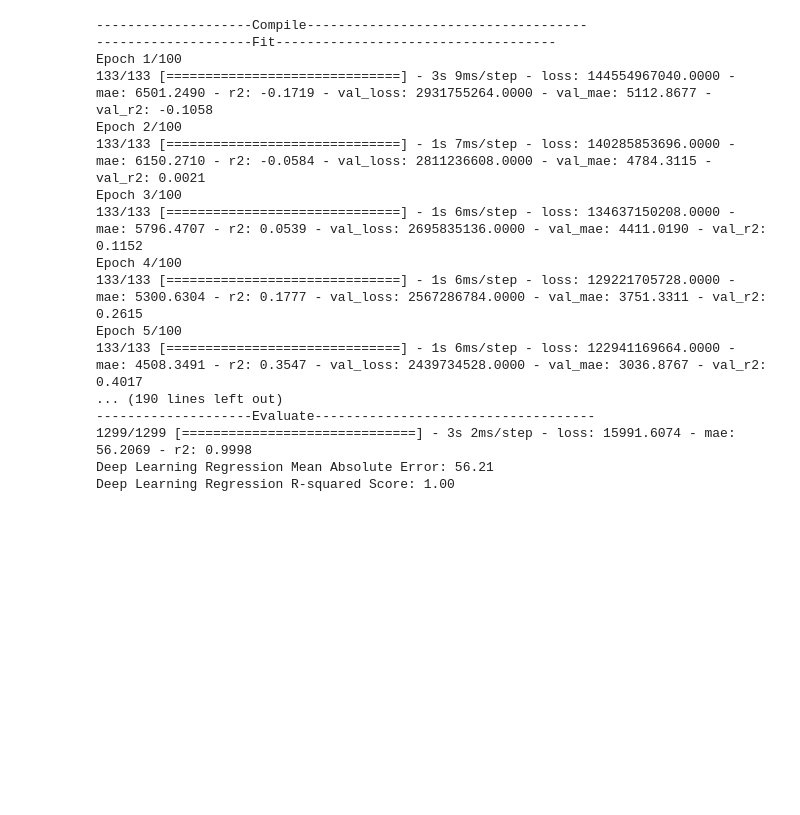
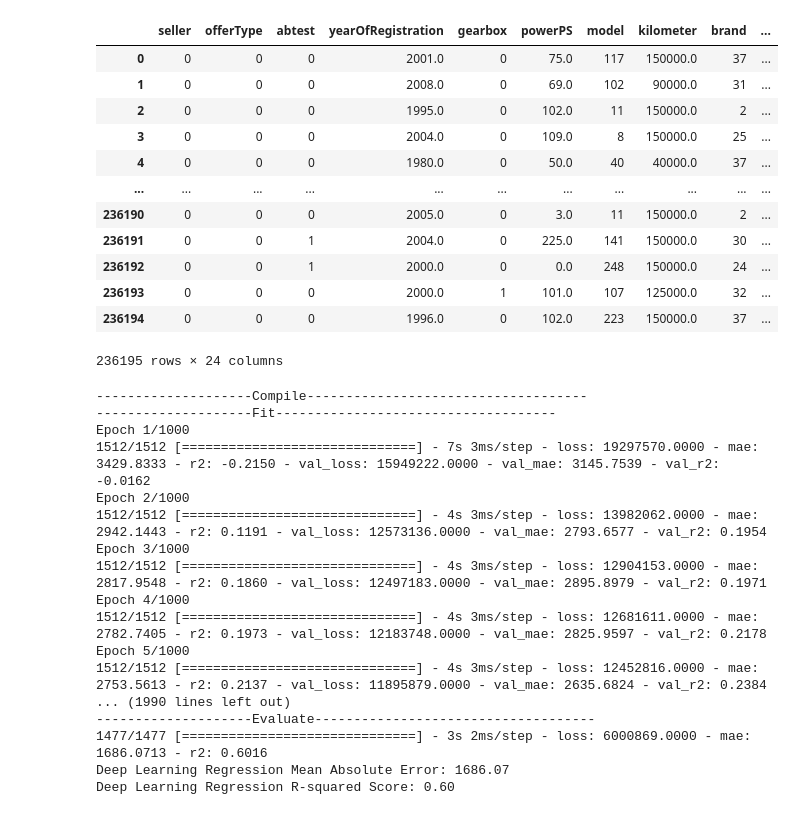
Before and after one commit to Adityanr/ca683_assignment_used_cars, a Jupyter notebook: Models/Deep Learning/deep_ll_v1_adam.ipynb, the cells around one changed output. Saved outputs shown, nothing was run; the diff lists cells and outputs as text; code cells hidden in the pictures; blank space fills up the shorter version.

```diff
--- a/Models/Deep Learning/deep_ll_v1_adam.ipynb
+++ b/Models/Deep Learning/deep_ll_v1_adam.ipynb
@@ -51,3 +67,22 @@ def r2(y_true, y_pred):
     SS_res =  K.sum(K.square(y_true - y_pred))
     SS_tot = K.sum(K.square(y_true - K.mean(y_true)))
     return ( 1 - SS_res/(SS_tot + K.epsilon()) )
+# %%
+X = df.drop(['price'], axis=1)
+# X = df_preprocessed.drop(['price', 'abtest_control', 'gearbox_automatic', 'notRepairedDamage_no'], axis=1)
+y = df['price']
+X
+# %% [output]
+|  | seller | offerType | abtest | yearOfRegistration | gearbox | powerPS | model | kilometer | brand | ... |
+| 0 | 0 | 0 | 0 | 2001.0 | 0 | 75.0 | 117 | 150000.0 | 37 | ... |
+| 1 | 0 | 0 | 0 | 2008.0 | 0 | 69.0 | 102 | 90000.0 | 31 | ... |
+| 2 | 0 | 0 | 0 | 1995.0 | 0 | 102.0 | 11 | 150000.0 | 2 | ... |
+| 3 | 0 | 0 | 0 | 2004.0 | 0 | 109.0 | 8 | 150000.0 | 25 | ... |
+| 4 | 0 | 0 | 0 | 1980.0 | 0 | 50.0 | 40 | 40000.0 | 37 | ... |
+| ... | ... | ... | ... | ... | ... | ... | ... | ... | ... | ... |
+| 236190 | 0 | 0 | 0 | 2005.0 | 0 | 3.0 | 11 | 150000.0 | 2 | ... |
+| 236191 | 0 | 0 | 1 | 2004.0 | 0 | 225.0 | 141 | 150000.0 | 30 | ... |
+| 236192 | 0 | 0 | 1 | 2000.0 | 0 | 0.0 | 248 | 150000.0 | 24 | ... |
+| 236193 | 0 | 0 | 0 | 2000.0 | 1 | 101.0 | 107 | 125000.0 | 32 | ... |
+| 236194 | 0 | 0 | 0 | 1996.0 | 0 | 102.0 | 223 | 150000.0 | 37 | ... |
+236195 rows × 24 columns
@@ -54,6 +94,5 @@ def r2(y_true, y_pred):
 # %%
-X = df_preprocessed.astype(float).to_numpy()
-y = df['price']
+
 X_train, X_test, y_train, y_test = train_test_split(X, y, test_size=0.2, random_state=42)
 
 model = Sequential()
@@ -71,7 +110,7 @@ model.compile(optimizer=tf.keras.optimizers.Adam(learning_rate=0.0001), loss='ms
 # early_stop = EarlyStopping(monitor='val_loss', patience=100)
 
 print('--------------------Fit------------------------------------')
-history = model.fit(X_train, y_train, validation_split=0.2, batch_size=1000, epochs=100)
+history = model.fit(X_train, y_train, validation_split=0.2, batch_size=100, epochs=1000)
 
 print('--------------------Evaluate------------------------------------')
 score = model.evaluate(X_test, y_test)
@@ -80,21 +119,21 @@ print(f'Deep Learning Regression R-squared Score: {score[2]:.2f}')
 # %% [output]
 --------------------Compile------------------------------------
 --------------------Fit------------------------------------
-Epoch 1/100
-133/133 [==============================] - 3s 9ms/step - loss: 144554967040.0000 - mae: 6501.2490 - r2: -0.1719 - val_loss: 2931755264.0000 - val_mae: 5112.8677 - val_r2: -0.1058
-Epoch 2/100
-133/133 [==============================] - 1s 7ms/step - loss: 140285853696.0000 - mae: 6150.2710 - r2: -0.0584 - val_loss: 2811236608.0000 - val_mae: 4784.3115 - val_r2: 0.0021
-Epoch 3/100
-133/133 [==============================] - 1s 6ms/step - loss: 134637150208.0000 - mae: 5796.4707 - r2: 0.0539 - val_loss: 2695835136.0000 - val_mae: 4411.0190 - val_r2: 0.1152
-Epoch 4/100
-133/133 [==============================] - 1s 6ms/step - loss: 129221705728.0000 - mae: 5300.6304 - r2: 0.1777 - val_loss: 2567286784.0000 - val_mae: 3751.3311 - val_r2: 0.2615
-Epoch 5/100
-133/133 [==============================] - 1s 6ms/step - loss: 122941169664.0000 - mae: 4508.3491 - r2: 0.3547 - val_loss: 2439734528.0000 - val_mae: 3036.8767 - val_r2: 0.4017
-... (190 lines left out)
+Epoch 1/1000
+1512/1512 [==============================] - 7s 3ms/step - loss: 19297570.0000 - mae: 3429.8333 - r2: -0.2150 - val_loss: 15949222.0000 - val_mae: 3145.7539 - val_r2: -0.0162
+Epoch 2/1000
+1512/1512 [==============================] - 4s 3ms/step - loss: 13982062.0000 - mae: 2942.1443 - r2: 0.1191 - val_loss: 12573136.0000 - val_mae: 2793.6577 - val_r2: 0.1954
+Epoch 3/1000
+1512/1512 [==============================] - 4s 3ms/step - loss: 12904153.0000 - mae: 2817.9548 - r2: 0.1860 - val_loss: 12497183.0000 - val_mae: 2895.8979 - val_r2: 0.1971
+Epoch 4/1000
+1512/1512 [==============================] - 4s 3ms/step - loss: 12681611.0000 - mae: 2782.7405 - r2: 0.1973 - val_loss: 12183748.0000 - val_mae: 2825.9597 - val_r2: 0.2178
+Epoch 5/1000
+1512/1512 [==============================] - 4s 3ms/step - loss: 12452816.0000 - mae: 2753.5613 - r2: 0.2137 - val_loss: 11895879.0000 - val_mae: 2635.6824 - val_r2: 0.2384
+... (1990 lines left out)
 --------------------Evaluate------------------------------------
-1299/1299 [==============================] - 3s 2ms/step - loss: 15991.6074 - mae: 56.2069 - r2: 0.9998
-Deep Learning Regression Mean Absolute Error: 56.21
-Deep Learning Regression R-squared Score: 1.00
+1477/1477 [==============================] - 3s 2ms/step - loss: 6000869.0000 - mae: 1686.0713 - r2: 0.6016
+Deep Learning Regression Mean Absolute Error: 1686.07
+Deep Learning Regression R-squared Score: 0.60
 # %%
 model.summary()
 # %% [output]
```
Also changed, not shown: parts of 13 cells of this notebook, 4 other files.
